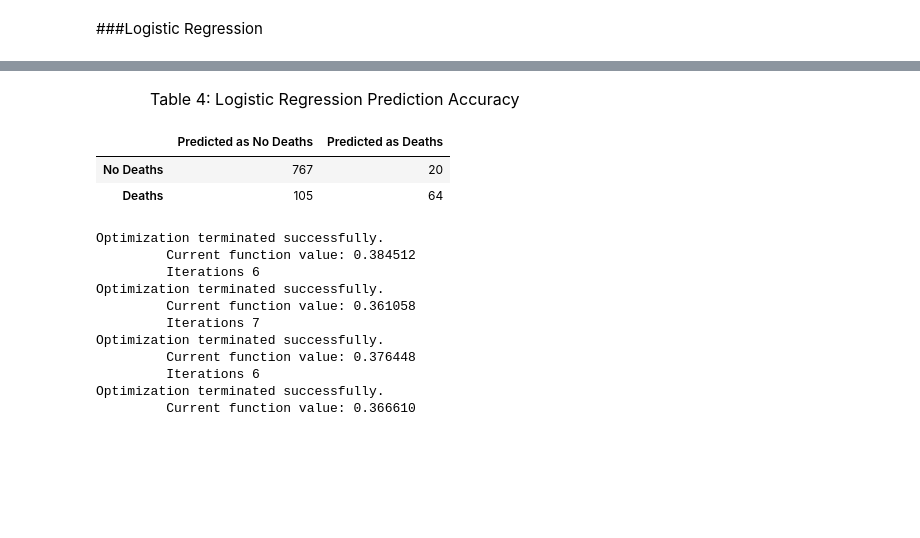
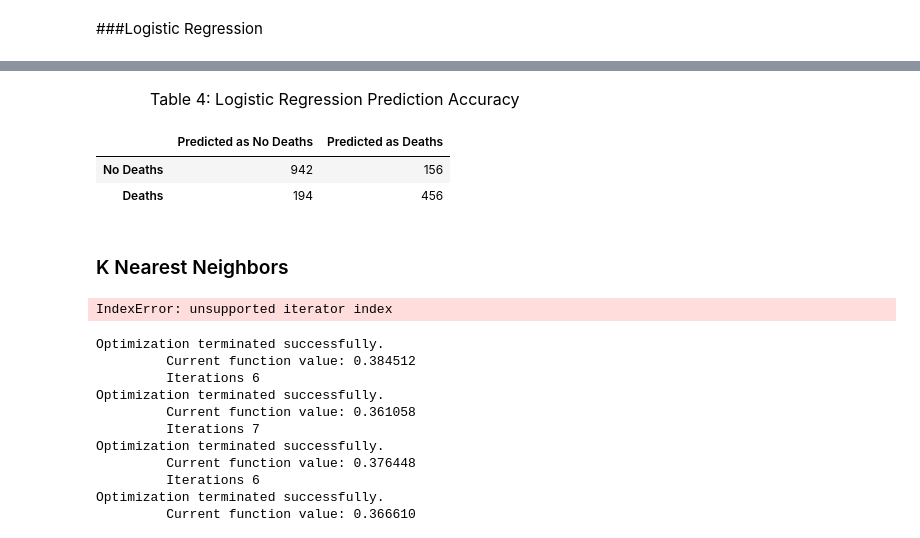
Before and after one commit to boyasm/STAT-222, a Jupyter notebook: Boyas 222 Project.ipynb, the cells around one changed output, grey strips where cells are left out. Drawn from its saved outputs; the diff is of its cells as text; code cells hidden in the pictures; blank space fills up the shorter version.

Commit message:
finalized 01 predictions

```diff
--- a/Boyas 222 Project.ipynb
+++ b/Boyas 222 Project.ipynb
@@ -595,0 +560,14 @@ dummies[1:2]
+# %%
+# Country, as expected from the maps, doesn't seem to be doing much.  Remove it and try adding in location category.
+# Also remove pec and irst, as their coefficients are extremely small
+v = train[['death01', 'locnum', 'cgovtarget', 'etype', 'cinc']]
+v = v[~np.isnan(v).any(1)]
+dummies = pd.get_dummies(v.etype, prefix='etype')
+v = v.drop('etype', 1)
+v = v.join(dummies.ix[:, 1:])
+dummies = pd.get_dummies(v.locnum, prefix='locnum')
+v = v.drop('locnum', 1)
+v = v.join(dummies.ix[:, 1:])
+v['intercept'] = 1.0
+mod2 = sm.Logit(v.death01, v[v.columns[1:]], missing='drop').fit()
+print mod2.summary()
@@ -662,37 +824,86 @@ mod.predict(
 # %%
-v = test[['death01', 'npart', 'escalation', 'polity2', 'cgovtarget', 'etype']]
+#Create a prediction accuracy chart from the chosen logit model
+v = test[['death01', 'locnum', 'cgovtarget', 'etype', 'cinc']]
 v = v[~np.isnan(v).any(1)]
 dummies = pd.get_dummies(v.etype, prefix='etype')
 v = v.drop('etype', 1)
-v = v.join(dummies.ix[:, 'etype_2.0':])
-dummies = pd.get_dummies(v.escalation, prefix='escalation')
-v = v.drop('escalation', 1)
-v = v.join(dummies.ix[:, 'escalation_2.0':])
+v = v.join(dummies.ix[:, 1:])
+dummies = pd.get_dummies(v.locnum, prefix='locnum')
+v = v.drop('locnum', 1)
+v = v.join(dummies.ix[:, 1:])
 v['intercept'] = 1.0
-ests = np.round(mod.predict(v[v.columns[1:]]))
+ests = np.round(mod2.predict(v[v.columns[1:]]))
 true = v[['death01']].values
 
 predAnalysis = [[0 for x in xrange(2)] for x in xrange(2)]
 for i in range(0,len(true),1):
     if true[[i]]==0 and ests[[i]]==0:
         predAnalysis[0][0] = predAnalysis[0][0] + 1
     elif true[[i]]==0 and ests[[i]]==1:
         predAnalysis[0][1] = predAnalysis[0][1] + 1
     elif true[[i]]==1 and ests[[i]]==0:
         predAnalysis[1][0] = predAnalysis[1][0] + 1
     elif true[[i]]==1 and ests[[i]]==1:
         predAnalysis[1][1] = predAnalysis[1][1] + 1
 
 predAnalysis = pd.DataFrame(predAnalysis)
 predAnalysis.index=['No Deaths', 'Deaths']
 predAnalysis.columns = ['Predicted as No Deaths', 'Predicted as Deaths']
 display(HTML("<left>" + "<font size=3>" + '&nbsp;&nbsp;&nbsp;&nbsp;&nbsp;&nbsp;&nbsp;&nbsp;&nbsp;&nbsp;&nbsp;&nbsp;' + 'Table 4: Logistic Regression Prediction Accuracy' + "</font>" + "</left>"))
 predAnalysis
 # %% [output]
 Table 4: Logistic Regression Prediction Accuracy
 |  | Predicted as No Deaths | Predicted as Deaths |
-| No Deaths | 767 | 20 |
-| Deaths | 105 | 64 |
+| No Deaths | 942 | 156 |
+| Deaths | 194 | 456 |
+# %% [markdown]
+### K Nearest Neighbors
+# %%
+# Use the same variables chosen through the regression model to fit and test a KNN
+# KNN (nonparametric) often does better classifying the 1 variable in a binary
+v = train[['death01', 'locnum', 'cgovtarget', 'etype', 'cinc']]
+v = v[~np.isnan(v).any(1)]
+dummies = pd.get_dummies(v.etype, prefix='etype')
+v = v.drop('etype', 1)
+v = v.join(dummies.ix[:, 1:])
+dummies = pd.get_dummies(v.locnum, prefix='locnum')
+v = v.drop('locnum', 1)
+v = v.join(dummies.ix[:, 1:])
+v['intercept'] = 1.0
+
+
+KNN = KNeighborsClassifier(n_neighbors=10)
+KNN.fit(v.death01, v[v.columns[1:]])
+
+v = test[['death01', 'locnum', 'cgovtarget', 'etype', 'cinc']]
+v = v[~np.isnan(v).any(1)]
+dummies = pd.get_dummies(v.etype, prefix='etype')
+v = v.drop('etype', 1)
+v = v.join(dummies.ix[:, 1:])
+dummies = pd.get_dummies(v.locnum, prefix='locnum')
+v = v.drop('locnum', 1)
+v = v.join(dummies.ix[:, 1:])
+v['intercept'] = 1.0
+true = v[['death01']].values
+ests = KNeighborsClassifier.predict(KNN, v[v.columns[1:]])
+predAnalysis = [[0 for x in xrange(2)] for x in xrange(2)]
+for i in range(0,len(true),1):
+    if true[[i]]==0 and ests[[i]]==0:
+        predAnalysis[0][0] = predAnalysis[0][0] + 1
+    elif true[[i]]==0 and ests[[i]]==1:
+        predAnalysis[0][1] = predAnalysis[0][1] + 1
+    elif true[[i]]==1 and ests[[i]]==0:
+        predAnalysis[1][0] = predAnalysis[1][0] + 1
+    elif true[[i]]==1 and ests[[i]]==1:
+        predAnalysis[1][1] = predAnalysis[1][1] + 1
+
+predAnalysis = pd.DataFrame(predAnalysis)
+predAnalysis.index=['No Deaths', 'Deaths']
+predAnalysis.columns = ['Predicted as No Deaths', 'Predicted as Deaths']
+display(HTML("<left>" + "<font size=3>" + '&nbsp;&nbsp;&nbsp;&nbsp;&nbsp;&nbsp;&nbsp;&nbsp;&nbsp;&nbsp;&nbsp;&nbsp;' + 'Table 5: KNN Prediction Accuracy (Percent)' + "</font>" + "</left>"))
+predAnalysis
+# %% [output]
+IndexError: unsupported iterator index
 # %%
 #Logit
 noNan = scad[['death01', 'npart', 'escalation', 'polity2', 'etype', 'cgovtarget']]
```
Also changed, not shown: parts of 16 cells of this notebook.
